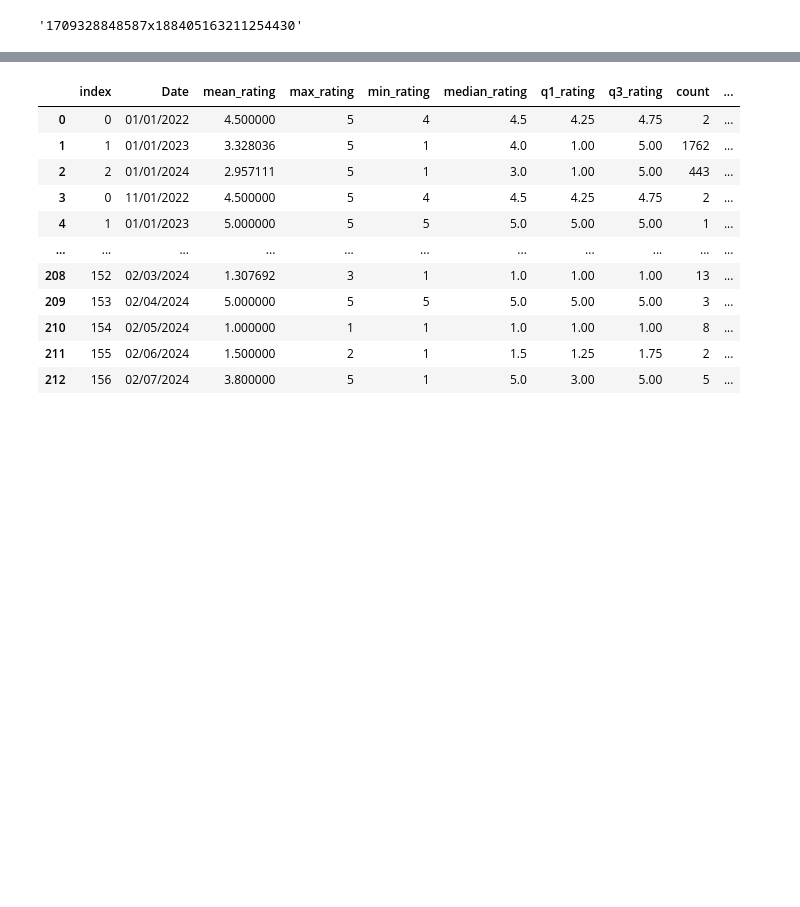
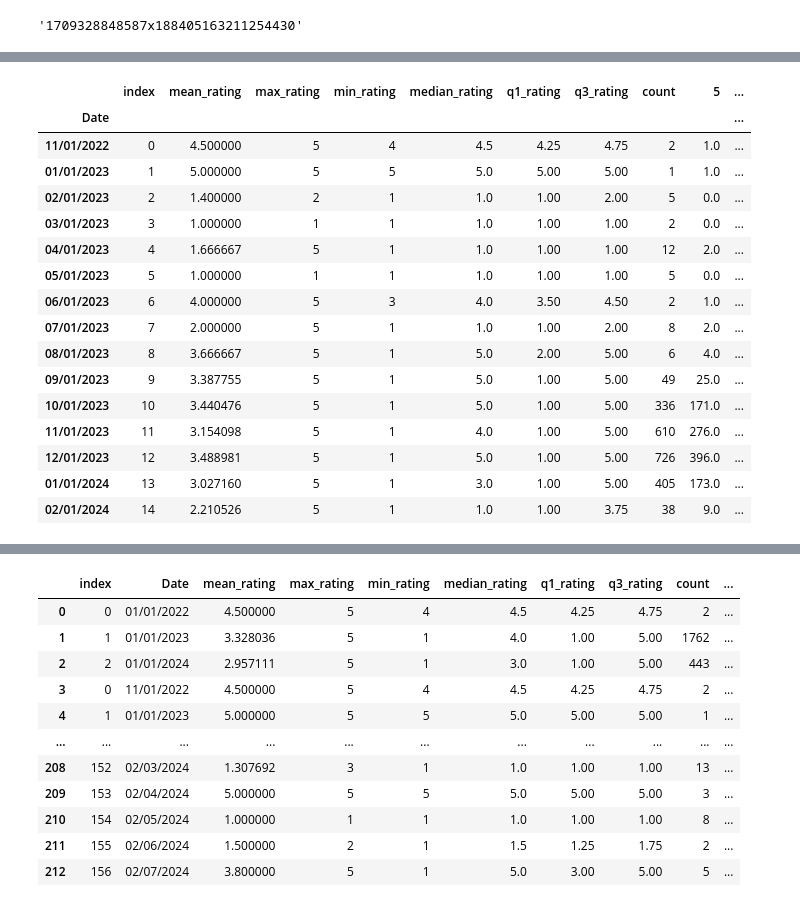
Before and after one commit to ArnaudGardille/Feedback-Analysis, a Jupyter notebook: insights_extraction_fr.ipynb, the cells around one changed output, grey strips where cells are left out. Saved outputs shown, nothing was run; the diff lists cells and outputs as text; code cells hidden in the pictures; blank space fills up the shorter version.

```diff
--- a/insights_extraction_fr.ipynb
+++ b/insights_extraction_fr.ipynb
@@ -516,0 +550,26 @@ all_statistics_df
+# %%
+df = all_statistics_df.copy()
+#df["Date"] = pd.to_datetime(df["Date"])
+df.set_index("Date", drop="True", inplace=True)
+df = df[df["Category"]=='1709322143530x849396050152903400']
+
+df = df[df["Period"]=='M']
+df
+# %% [output]
+|  | index | mean_rating | max_rating | min_rating | median_rating | q1_rating | q3_rating | count | 5 | ... |
+| Date |  |  |  |  |  |  |  |  |  | ... |
+| 11/01/2022 | 0 | 4.500000 | 5 | 4 | 4.5 | 4.25 | 4.75 | 2 | 1.0 | ... |
+| 01/01/2023 | 1 | 5.000000 | 5 | 5 | 5.0 | 5.00 | 5.00 | 1 | 1.0 | ... |
+| 02/01/2023 | 2 | 1.400000 | 2 | 1 | 1.0 | 1.00 | 2.00 | 5 | 0.0 | ... |
+| 03/01/2023 | 3 | 1.000000 | 1 | 1 | 1.0 | 1.00 | 1.00 | 2 | 0.0 | ... |
+| 04/01/2023 | 4 | 1.666667 | 5 | 1 | 1.0 | 1.00 | 1.00 | 12 | 2.0 | ... |
+| 05/01/2023 | 5 | 1.000000 | 1 | 1 | 1.0 | 1.00 | 1.00 | 5 | 0.0 | ... |
+| 06/01/2023 | 6 | 4.000000 | 5 | 3 | 4.0 | 3.50 | 4.50 | 2 | 1.0 | ... |
+| 07/01/2023 | 7 | 2.000000 | 5 | 1 | 1.0 | 1.00 | 2.00 | 8 | 2.0 | ... |
+| 08/01/2023 | 8 | 3.666667 | 5 | 1 | 5.0 | 2.00 | 5.00 | 6 | 4.0 | ... |
+| 09/01/2023 | 9 | 3.387755 | 5 | 1 | 5.0 | 1.00 | 5.00 | 49 | 25.0 | ... |
+| 10/01/2023 | 10 | 3.440476 | 5 | 1 | 5.0 | 1.00 | 5.00 | 336 | 171.0 | ... |
+| 11/01/2023 | 11 | 3.154098 | 5 | 1 | 4.0 | 1.00 | 5.00 | 610 | 276.0 | ... |
+| 12/01/2023 | 12 | 3.488981 | 5 | 1 | 5.0 | 1.00 | 5.00 | 726 | 396.0 | ... |
+| 01/01/2024 | 13 | 3.027160 | 5 | 1 | 3.0 | 1.00 | 5.00 | 405 | 173.0 | ... |
+| 02/01/2024 | 14 | 2.210526 | 5 | 1 | 1.0 | 1.00 | 3.75 | 38 | 9.0 | ... |
```
Also changed, not shown: parts of 8 cells of this notebook, 1 other file.
